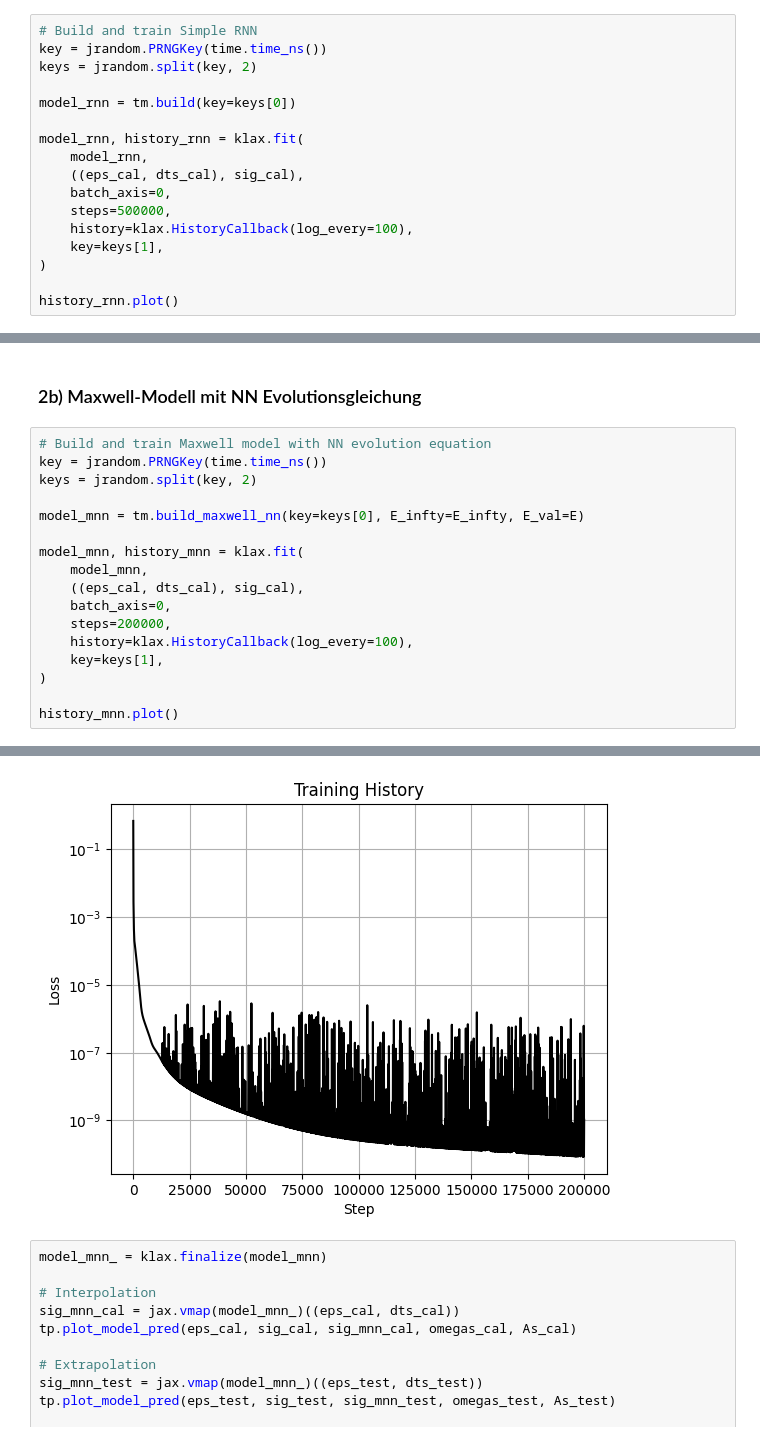
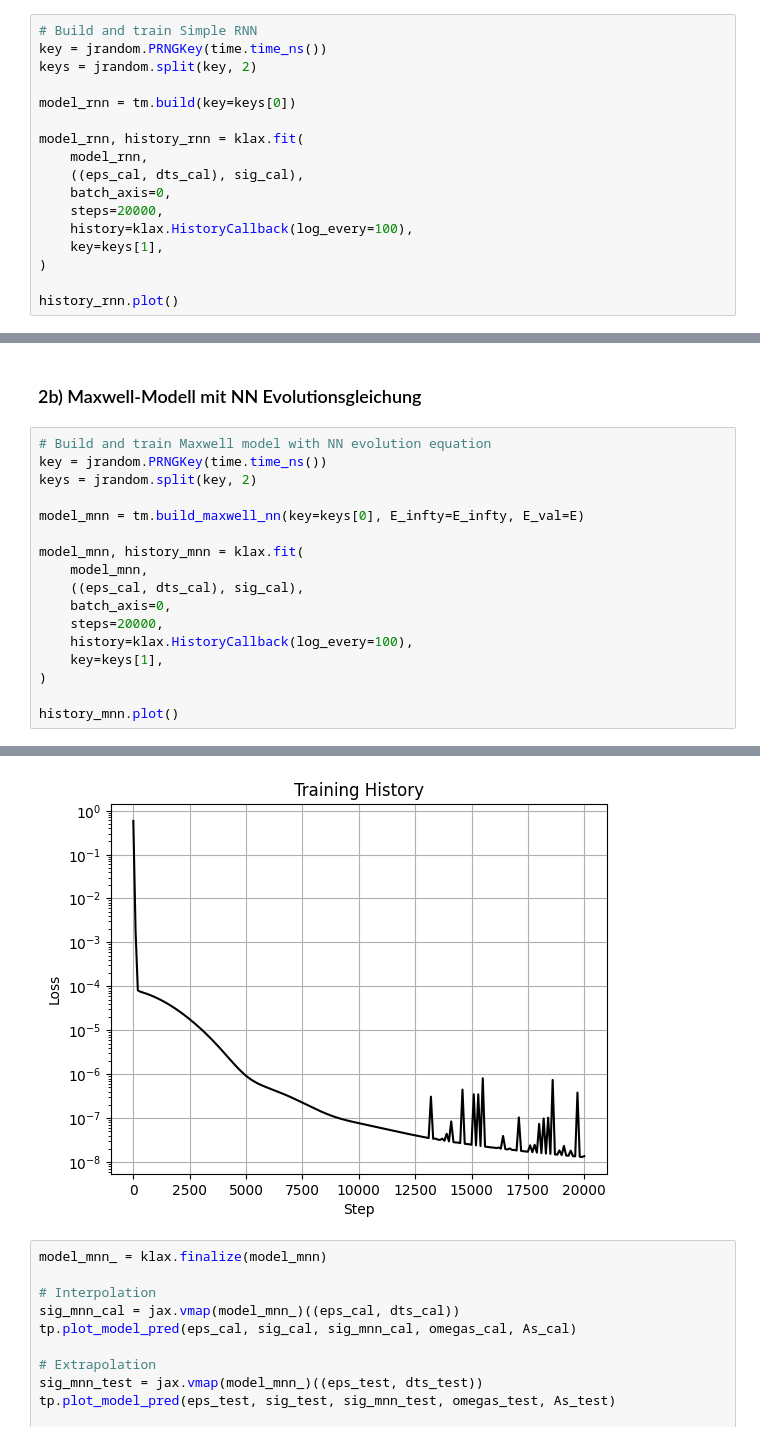
Before and after one commit to Lukas-F-1/ML-Tutorial-WS25_26, a Jupyter notebook: viscoelasticity/main.ipynb, the cells around one changed output, grey strips where cells are left out. Cells and saved outputs as stored; diff of their text form.

```diff
--- a/viscoelasticity/main.ipynb
+++ b/viscoelasticity/main.ipynb
@@ -104,7 +104,7 @@ model_rnn, history_rnn = klax.fit(
     model_rnn,
     ((eps_cal, dts_cal), sig_cal),
     batch_axis=0,
-    steps=500000,
+    steps=20000,
     history=klax.HistoryCallback(log_every=100),
     key=keys[1],
 )
@@ -292,7 +292,7 @@ model_mnn, history_mnn = klax.fit(
     model_mnn,
     ((eps_cal, dts_cal), sig_cal),
     batch_axis=0,
-    steps=200000,
+    steps=20000,
     history=klax.HistoryCallback(log_every=100),
     key=keys[1],
 )
@@ -319,4 +319,4 @@ Training took: 0:03:55.029619
-[figure, old version]
+[figure, new version]
 # %%
 model_mnn_ = klax.finalize(model_mnn)
 
```
Also changed, not shown: parts of 11 cells of this notebook, 2 other files.
